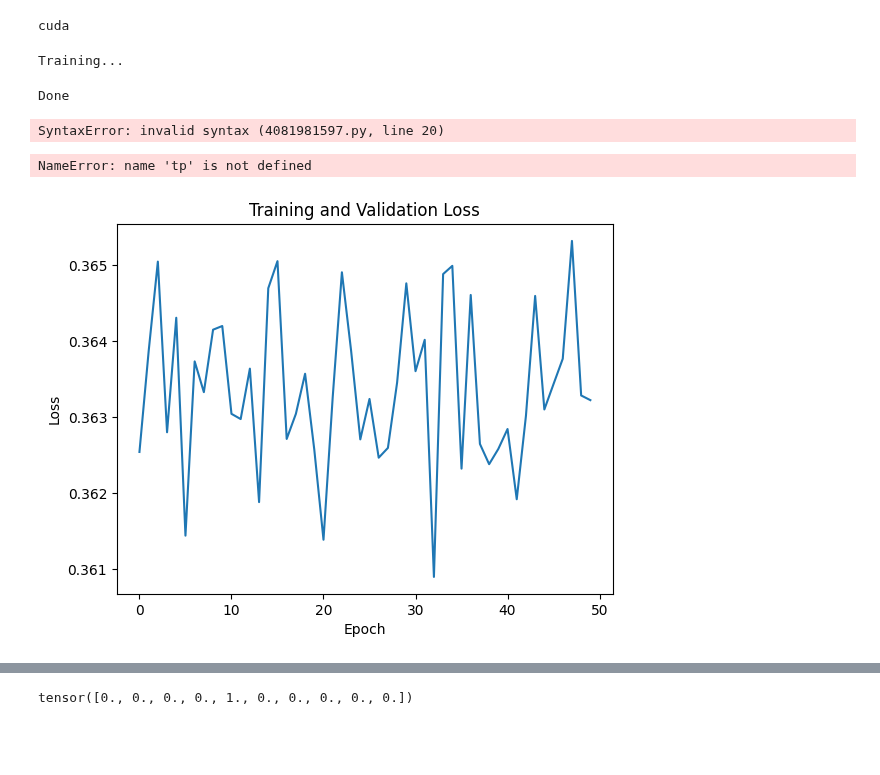
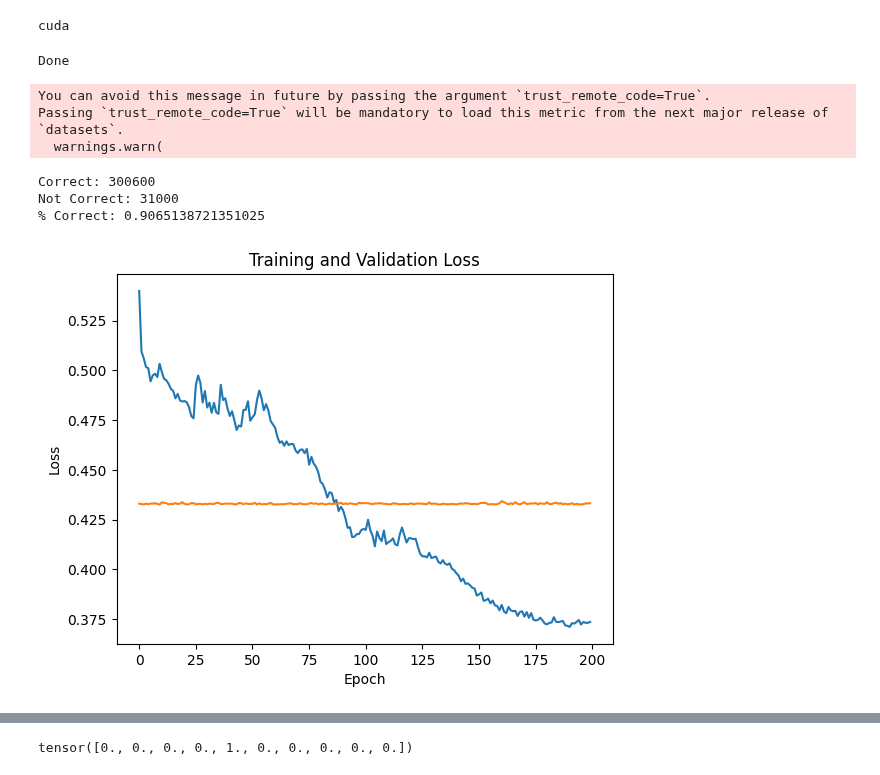
Before and after one commit to Loic017/TinyML-for-Epileptic-Seizures, a Jupyter notebook: stft_feature_extraction_and_training.ipynb, the cells around one changed output, grey strips where cells are left out. Saved outputs shown, nothing was run; the diff lists cells and outputs as text; code cells hidden in the pictures; blank space fills up the shorter version.

```diff
--- a/stft_feature_extraction_and_training.ipynb
+++ b/stft_feature_extraction_and_training.ipynb
@@ -491,5 +530,5 @@ torch.Size([5, 3, 7, 12]) tensor([1., 0., 0., 1., 0.])
 # %%
-num_epochs = 50
+num_epochs = 200
 optimizer = torch.optim.Adam(model.parameters(), lr=0.0001)
 loss_fn = nn.CrossEntropyLoss()
 scheduler = get_scheduler(
@@ -511,7 +550,6 @@ cuda
 #         break
 # %%
 progress_bar = tqdm(range(num_epochs * len(train_dataloader)))
-print("Training...")
 
 loss_track = []
 model.train()
@@ -546,37 +584,40 @@ for epoch in range(num_epochs):
 
 print("Done")
 # %% [output]
-Training...
+Done
-Done
 # %%
 metric = load_metric("glue", "mrpc")
 model.eval()
 c, n = 0, 0
 results_list = []
 valid_loss = []
-for batch in eval_dataloader:
-    inputs, labels = batch
-    inputs, labels = inputs.to(device), labels.to(device)
-    labels = labels.to(torch.int64)
+for i in range(num_epochs):
+    running_loss = []
+    for batch in eval_dataloader:
+        inputs, labels = batch
+        inputs, labels = inputs.to(device), labels.to(device)
+        labels = labels.to(torch.int64)
 
-    with torch.no_grad():
-        outputs = model(inputs)
+        with torch.no_grad():
+            outputs = model(inputs)
 
-    results_list.append(outputs)
+        results_list.append(outputs)
 
-    valid_loss.append(loss_fn(outputs, labels).item())
+        running_loss.append(loss_fn(outputs, labels).item())
 
-    for i, v in enumerate(outputs):
-        if labels[i] == torch.tensor([1]):
-            if v[1] > v[0]:
-                c += 1
+        for i, v in enumerate(outputs):
+            if labels[i] == torch.tensor([1]).to(device):
+                if v[1] > v[0]:
+                    c += 1
+                else:
+                    n += 1
             else:
-                n += 1
-        else:
-            if v[0] > v[1]:
-                c += 1
-            else:
-                n += 1
+                if v[0] > v[1]:
+                    c += 1
+                else:
+                    n += 1
+
+    valid_loss.append(sum(running_loss) / len(running_loss))
 
     # logits = outputs.logits
     # predictions = torch.argmax(logits, dim=-1)
@@ -587,27 +628,30 @@ for batch in eval_dataloader:
 #     if v[1].squeeze() == torch.tensor([1.0]):
 #         print(results_list[i])
 # %% [output]
-SyntaxError: invalid syntax (4081981597.py, line 20)
+You can avoid this message in future by passing the argument `trust_remote_code=True`.
+Passing `trust_remote_code=True` will be mandatory to load this metric from the next major release of `datasets`.
+  warnings.warn(
-# %%
-print(f"True Positives: {tp}")
-print(f"False Positives: {fp}")
-print(f"True Negatives: {tn}")
-print(f"False Negatives: {fn}")
-print(results_list[0])
-# %% [output]
-NameError: name 'tp' is not defined
+# %%
+print(f"Correct: {c}")
+print(f"Not Correct: {n}")
+print(f"% Correct: {c / (c + n)}")
+# print(results_list[0])
+# %% [output]
+Correct: 300600
+Not Correct: 31000
+% Correct: 0.9065138721351025
 # %%
 # Plot losses
 a = []
 for i in range(len(loss_track)):
     a.append(loss_track[i].item())
 
 plt.plot(range(len(a)), a, label="Training Loss")
-# plt.plot(range(len(loss_track_valid)), loss_track_valid, label="Validation Loss")
+plt.plot(range(len(valid_loss)), valid_loss, label="Validation Loss")
 
 plt.title("Training and Validation Loss")
 plt.xlabel("Epoch")
 plt.ylabel("Loss")
 plt.show()
 # %% [output]
-[figure, old version]
+[figure, new version]
```
Also changed, not shown: parts of 26 cells of this notebook, 1 other file.
